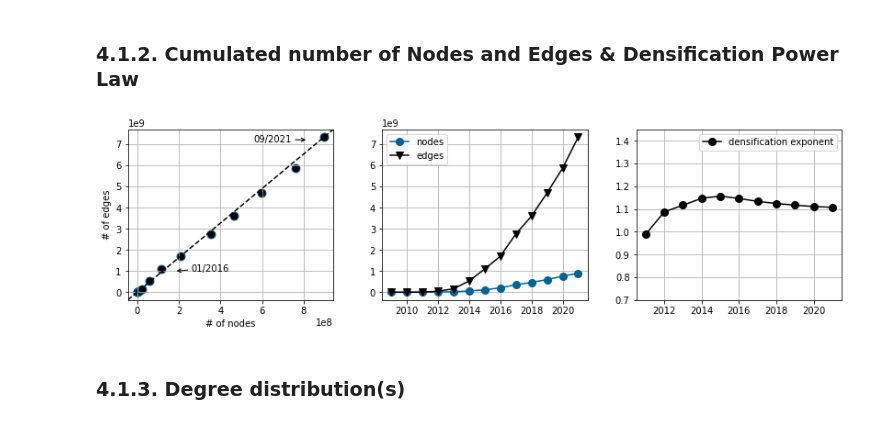
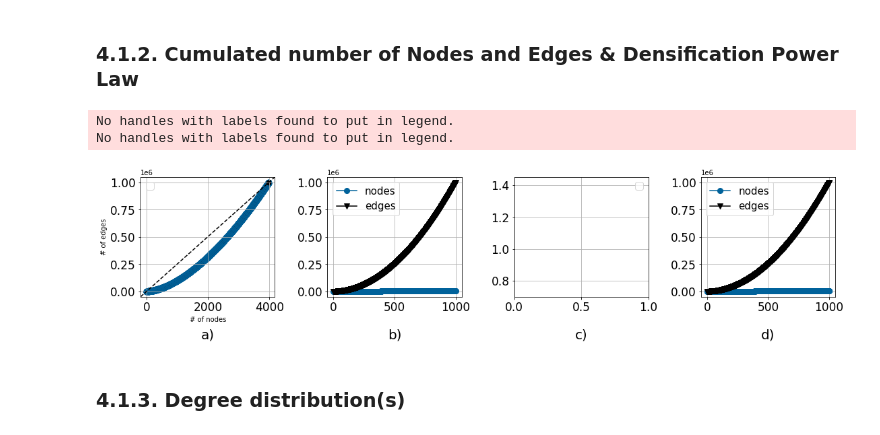
Before and after one commit to nerolation/python-bitcoin-scraper, a Jupyter notebook: btc-graph-analysis.ipynb, the cells around one changed output. Saved outputs shown, nothing was run; the diff lists cells and outputs as text; code cells hidden in the pictures.

```diff
--- a/btc-graph-analysis.ipynb
+++ b/btc-graph-analysis.ipynb
@@ -526,0 +534,3 @@ for year, e in dense_pl.items():
+# %%
+df_cnc = pd.DataFrame([[i**1.2, i**2] for i in range(1000)], columns=["addrs_c", "edges_c"])
+df_cnc
@@ -528,43 +552,65 @@ for year, e in dense_pl.items():
 ### 4.1.2. Cumulated number of Nodes and Edges & Densification Power Law
 # %%
 # Create figure with size 4x4 inches
-f, axs = plt.subplots(1, 3,figsize=(12, 4))
+f, axs = plt.subplots(1, 4,figsize=(16, 4))
 
 # Plot chart
 axs[0].scatter(df_cnc["addrs_c"],df_cnc["edges_c"], s=80, color="k", edgecolors="#00629b")
 axs[0].plot([0, 1], [0, 1], transform=axs[0].transAxes , color="k", ls="--", label='_nolegend_')
 
 # Add month/year annoations
 axs[0].annotate("09/2021", xy=(int(8.2e8), int(7.2e9)), xycoords='data',
             xytext=(int(5.6e8), int(7.1e9)), textcoords='data',
             arrowprops=dict(arrowstyle="->",
                             connectionstyle="arc3"))
 axs[0].annotate("01/2016", xy=(int(1.8e8), int(1e9)), xycoords='data',
             xytext=(int(2.6e8), int(1e9)), textcoords='data',
             arrowprops=dict(arrowstyle="->",
                             connectionstyle="arc3"))
 axs[0].set(xlabel="# of nodes", ylabel="# of edges")
 
 
 # Plot chart
 axs[1].plot(df_cnc.index, df_cnc["addrs_c"], color="#00629b", marker="o", markersize=8, label="nodes")
 axs[1].plot(df_cnc.index, df_cnc["edges_c"], color="k", marker="v", markersize=8, label="edges")
-axs[1].legend()
 
 
 # Plot power law coefficient over time
 
-axs[2].plot(df_cnc.index[2:], dense_pl.values(), color="k", marker="o", markersize=8, label="densification exponent")
+#axs[2].plot(df_cnc.index[2:], dense_pl.values(), color="k", marker="o", markersize=8, label="densification exponent")
 axs[2].set_ylim([0.7, 1.45])
-axs[2].legend()
+
+
+# Plot chart
+axs[3].plot(df_cnc.index, df_cnc["addrs_c"], color="#00629b", marker="o", markersize=8, label="nodes")
+axs[3].plot(df_cnc.index, df_cnc["edges_c"], color="k", marker="v", markersize=8, label="edges")
+
+
+axs[0].legend(fontsize=15)
+axs[1].legend(fontsize=15)
+axs[2].legend(fontsize=15)
+axs[3].legend(fontsize=15)
+
+axs[0].tick_params(axis='both', which='major', labelsize=17)
+axs[1].tick_params(axis='both', which='major', labelsize=17)
+axs[2].tick_params(axis='both', which='major', labelsize=17)
+axs[3].tick_params(axis='both', which='major', labelsize=17)
+
+
+axs[0].set_title('a)', y=1.0, pad=-240, fontsize=20)
+axs[1].set_title('b)', y=1.0, pad=-240, fontsize=20)
+axs[2].set_title('c)', y=1.0, pad=-240, fontsize=20)
+axs[3].set_title('d)', y=1.0, pad=-240, fontsize=20)
 
 
 plt.tight_layout(pad=3)
 #Save figure and show
-plt.savefig("./pictures/densification_over_time.pdf")
+#plt.savefig("./pictures/densification_over_time.pdf")
 plt.show()
 # %% [output]
+No handles with labels found to put in legend.
+No handles with labels found to put in legend.
-[figure, old version]
+[figure, new version]
 # %% [markdown]
 ### 4.1.3. Degree distribution(s)
 # %%
```
Also changed, not shown: parts of 7 cells of this notebook.
